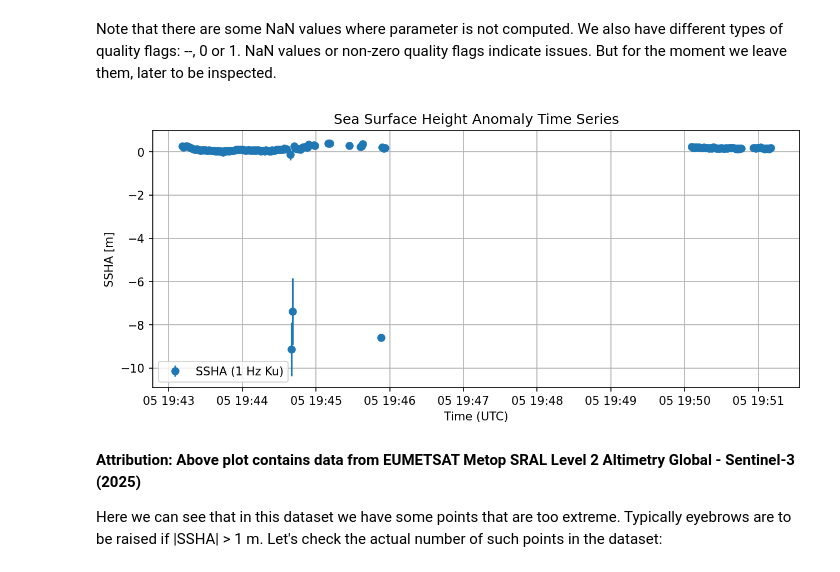
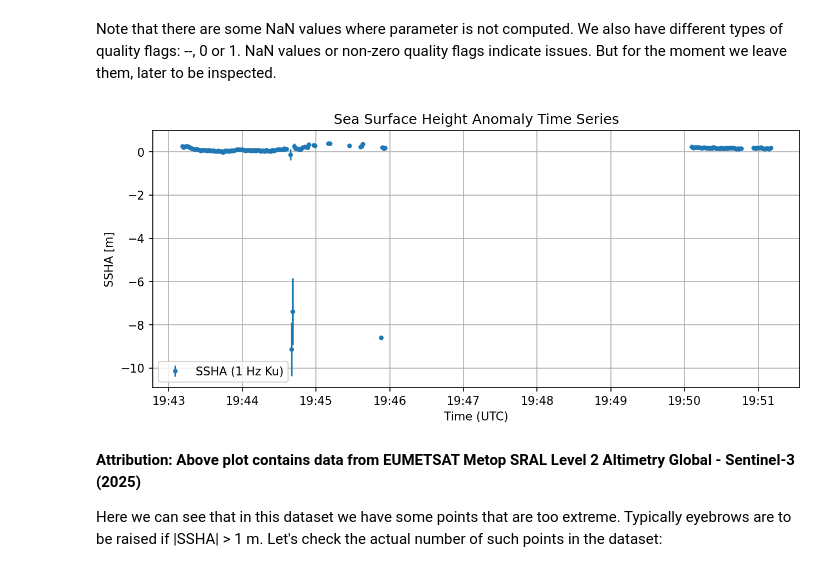
Before and after one commit to ooncel/EUMETSAT-Altimetry-Studies, a Jupyter notebook: BDRM_Sentinel3_SingleFlyBy.ipynb, the cells around one changed output. Drawn from its saved outputs; the diff is of its cells as text; code cells hidden in the pictures.

```diff
--- a/BDRM_Sentinel3_SingleFlyBy.ipynb
+++ b/BDRM_Sentinel3_SingleFlyBy.ipynb
@@ -202,20 +200,26 @@ for t, v,r, z in zip(dtime, ssha,rms, quality):
 # %% [markdown]
 Note that there are some NaN values where parameter is not computed. We also have different types of quality flags: --, 0 or 1. NaN values or non-zero quality flags indicate issues. But for the moment we leave them, later to be inspected.
 # %%
+import matplotlib.pyplot as plt
+import matplotlib.dates as mdates
+
 # Plot time series
-plt.figure(figsize=(10,4), dpi=150)
+fig, ax = plt.subplots(figsize=(10,4), dpi=150)
 
-plt.errorbar(dtime, ssha, yerr=rms, fmt="o",label="SSHA (1 Hz Ku)")
-# Format x-axis to show hours
-ax.xaxis.set_major_formatter(DateFormatter("%M:%S"))
-plt.xlabel("Time (UTC)")
-plt.ylabel("SSHA [m]")
-plt.title("Sea Surface Height Anomaly Time Series")
-plt.legend()
-plt.grid(True)
+ax.errorbar(dtime, ssha, yerr=rms, fmt=".", label="SSHA (1 Hz Ku)")
+
+# Format xaxis to show only hours
+ax.xaxis.set_major_formatter(mdates.DateFormatter("%H:%M"))
+
+ax.set_xlabel("Time (UTC)")
+ax.set_ylabel("SSHA [m]")
+ax.set_title("Sea Surface Height Anomaly Time Series")
+ax.legend()
+ax.grid(True)
+
 plt.show()
 # %% [output]
-[figure, old version]
+[figure, new version]
 # %% [markdown]
 **Attribution: Above plot contains data from EUMETSAT Metop SRAL Level 2 Altimetry Global - Sentinel-3 (2025)**
 
```
Also changed, not shown: parts of 19 cells of this notebook, 1 other file.
